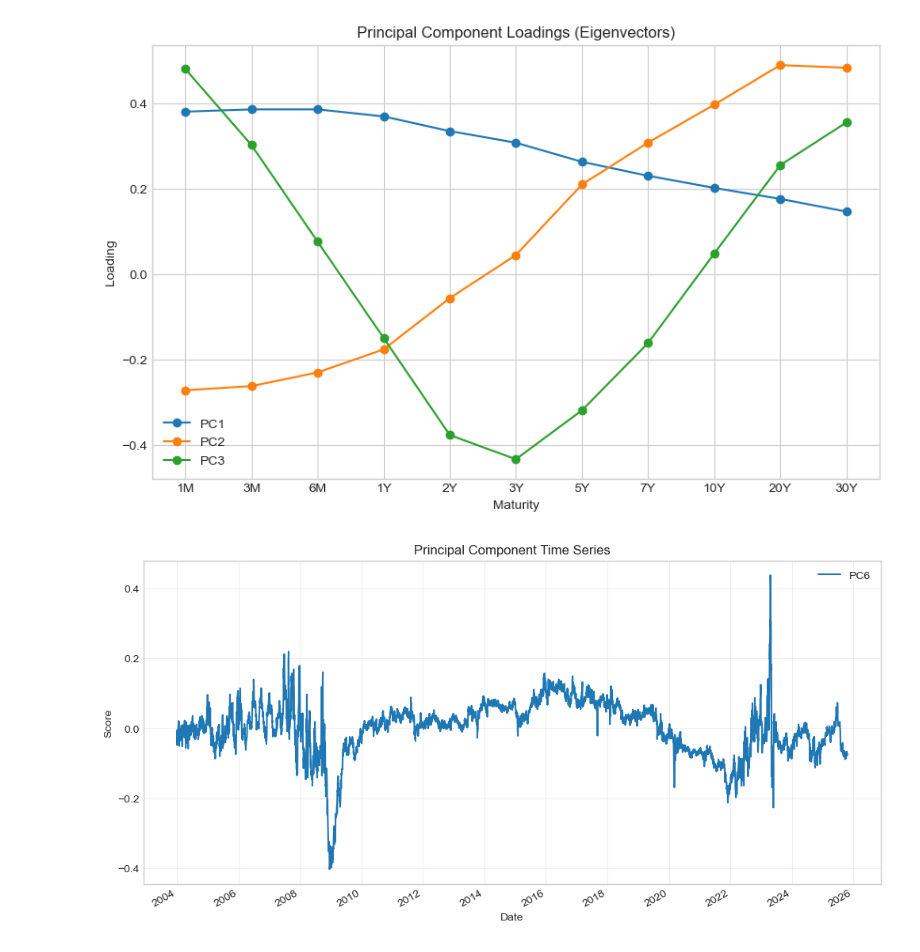
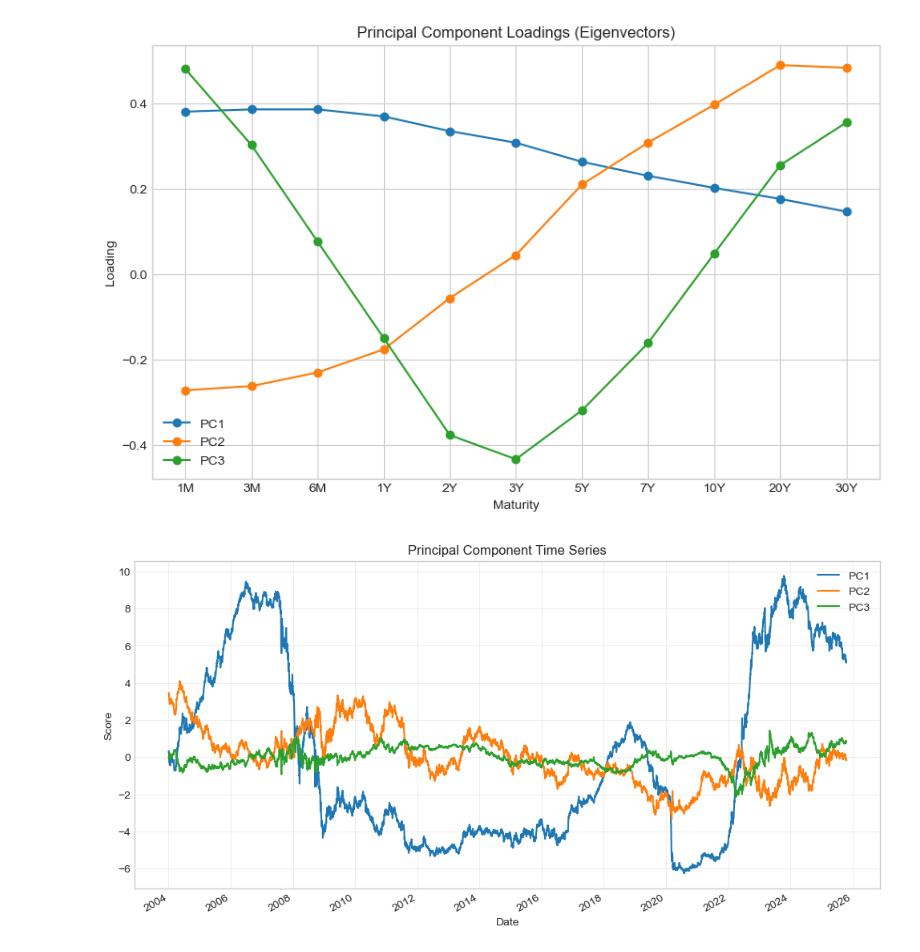
Before and after one commit to RitvikRajBhushan/Rates, a Jupyter notebook: PCA Analysis.ipynb, the cells around one changed output. Cells and saved outputs as stored; diff of their text form; code cells hidden in the pictures.

```diff
--- a/PCA Analysis.ipynb
+++ b/PCA Analysis.ipynb
@@ -63,31 +61,30 @@ plt.show()
 # %%
 import matplotlib.pyplot as plt
 import matplotlib.dates as mdates
-import pandas as pd
+
 
 # ensure datetime index
 scores.index = pd.to_datetime(scores.index)
 
 fig, ax = plt.subplots(figsize=(12, 6))
 
-#for i in range(3):
-i=5
-ax.plot(scores.index, scores.iloc[:, i], label=f'PC{i+1}')
+for i in range(3):
+    ax.plot(scores.index, scores.iloc[:, i], label=f'PC{i+1}')
 
 ax.set_title('Principal Component Time Series')
 ax.set_xlabel('Date')
 ax.set_ylabel('Score')
 ax.legend()
 ax.grid(True, alpha=0.3)
 
 # Explicitly use pandas datetime converter
 ax.xaxis_date()
 
 # set tick marks every 2 years (from 2004 onward)
 ax.xaxis.set_major_locator(mdates.YearLocator(2))
 ax.xaxis.set_major_formatter(mdates.DateFormatter('%Y'))
 
 fig.autofmt_xdate()
 plt.show()
 # %% [output]
-[figure, old version]
+[figure, new version]
```
Also changed, not shown: parts of 6 cells of this notebook.
